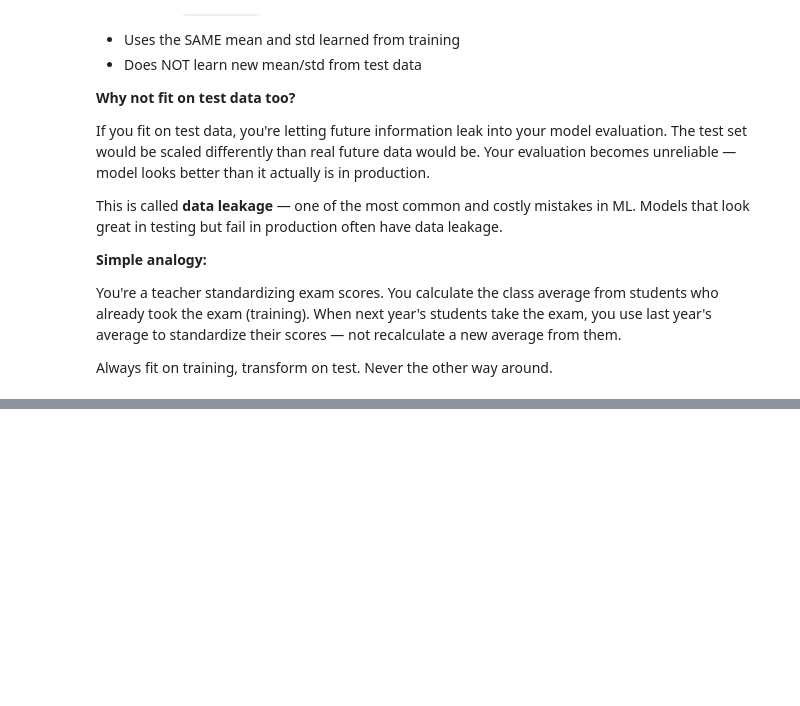
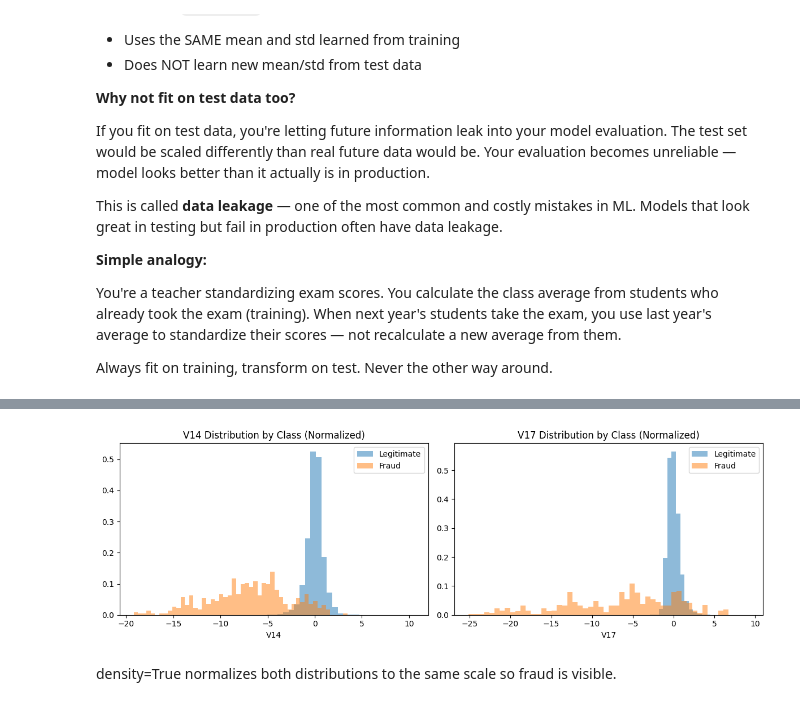
Before and after one commit to LokeswarMaddika/detoml, a Jupyter notebook: week-03-classical-ml/fraud-detection/fraud_detection.ipynb, the cells around one changed output, grey strips where cells are left out. Saved outputs shown, nothing was run; the diff lists cells and outputs as text; code cells hidden in the pictures; blank space fills up the shorter version.

```diff
--- a/week-03-classical-ml/fraud-detection/fraud_detection.ipynb
+++ b/week-03-classical-ml/fraud-detection/fraud_detection.ipynb
@@ -200,0 +409,23 @@ Always fit on training, transform on test. Never the other way around.
+# %%
+fig, axes = plt.subplots(1, 2, figsize=(12, 4))
+
+# V14
+axes[0].hist(df[df['Class']==0]['V14'], bins=50, alpha=0.5, label='Legitimate', density=True)
+axes[0].hist(df[df['Class']==1]['V14'], bins=50, alpha=0.5, label='Fraud', density=True)
+axes[0].set_title('V14 Distribution by Class (Normalized)')
+axes[0].set_xlabel('V14')
+axes[0].legend()
+
+# V17
+axes[1].hist(df[df['Class']==0]['V17'], bins=50, alpha=0.5, label='Legitimate', density=True)
+axes[1].hist(df[df['Class']==1]['V17'], bins=50, alpha=0.5, label='Fraud', density=True)
+axes[1].set_title('V17 Distribution by Class (Normalized)')
+axes[1].set_xlabel('V17')
+axes[1].legend()
+
+plt.tight_layout()
+plt.show()
+# %% [output]
+[figure, added]
+# %% [markdown]
+density=True normalizes both distributions to the same scale so fraud is visible.
```
Also changed, not shown: parts of 31 cells of this notebook, 4 other files.
